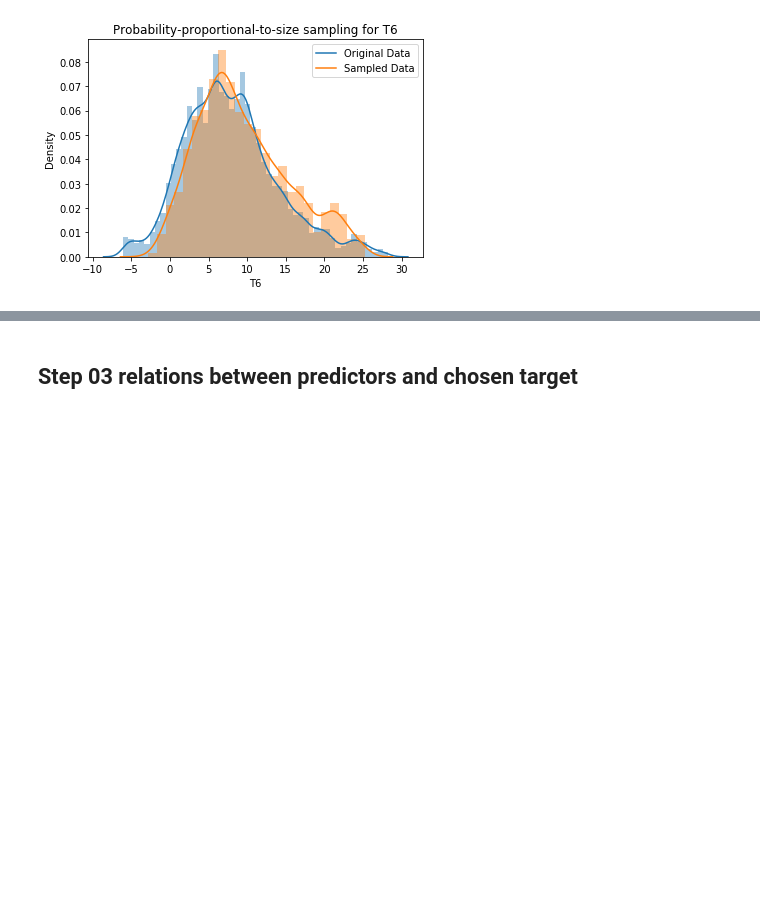
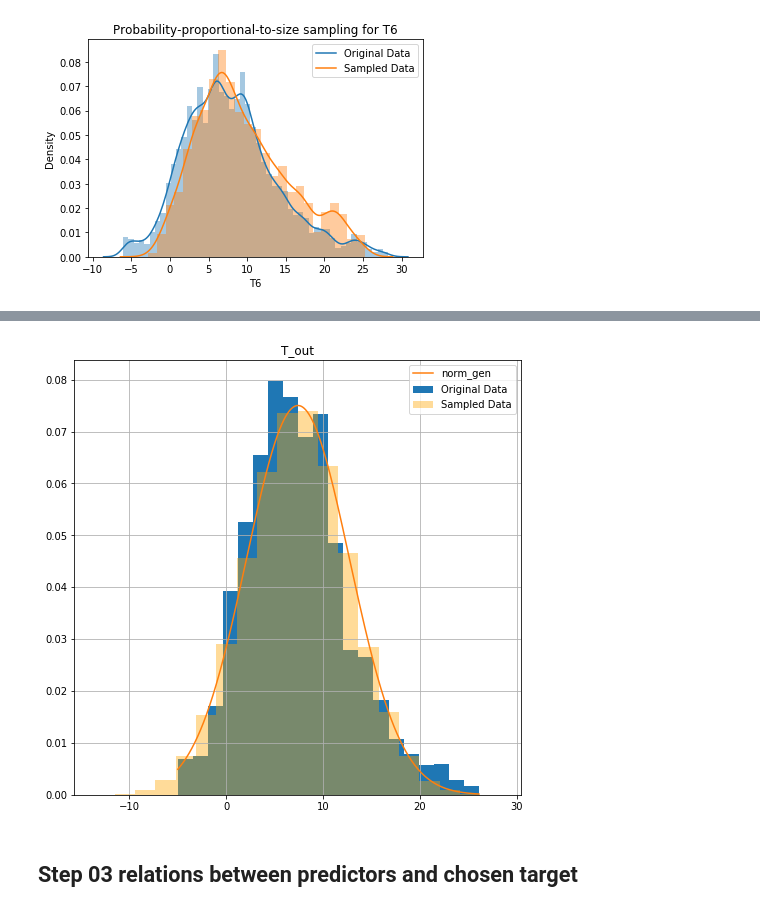
Before and after one commit to Nemat-Allah-Aloush/Multivariate_Data_Analysis, a Jupyter notebook: lab_03.ipynb, the cells around one changed output, grey strips where cells are left out. Saved outputs shown, nothing was run; the diff lists cells and outputs as text; code cells hidden in the pictures; blank space fills up the shorter version.

```diff
--- a/lab_03.ipynb
+++ b/lab_03.ipynb
@@ -118,3 +151,7 @@ plt.legend(['Original Data', 'Sampled Data'])
+# %%
+accept_reject_sampling (df_sample_colomn_energydata['T_out'], norm,'T_out')
+# %% [output]
+[figure, added]
 # %% [markdown]
 ## Step 03 relations between predictors and chosen target
 # %%
```
Also changed, not shown: parts of 6 cells of this notebook.
